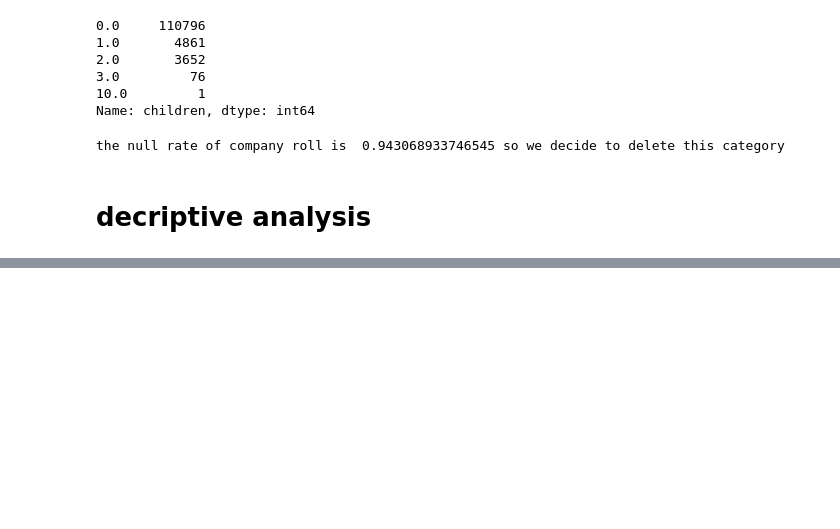
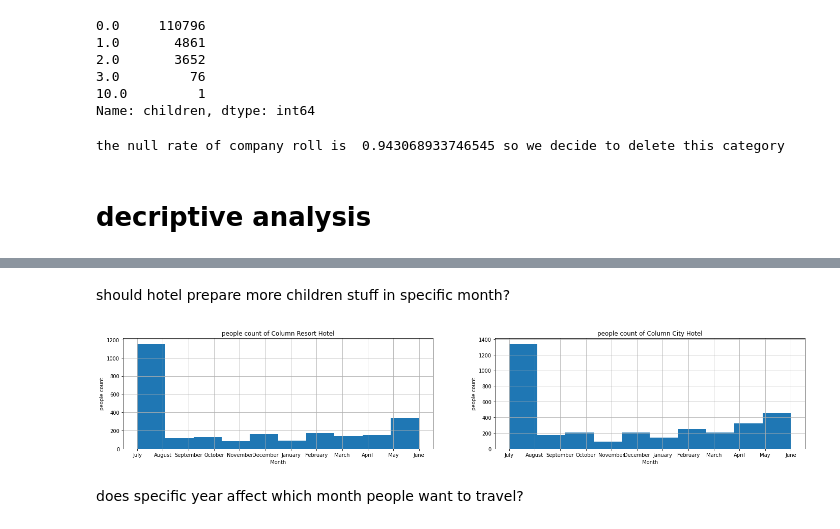
Before and after one commit to sun89314/527-project, a Jupyter notebook: 527.ipynb, the cells around one changed output, grey strips where cells are left out. Drawn from its saved outputs; the diff is of its cells as text; code cells hidden in the pictures; blank space fills up the shorter version.

```diff
--- a/527.ipynb
+++ b/527.ipynb
@@ -100,0 +158,13 @@ df.drop(df.index[noAdults], inplace=True)
+# %% [markdown]
+should hotel prepare more children stuff in specific month?
+# %%
+fig, axes = plt.subplots(nrows=1, ncols=len(hotel_type), figsize=(24, 4))
+for i,value in enumerate(withBaby['hotel'].unique()):
+  withBaby.loc[withBaby['hotel'] == value]['arrival_date_month'].hist(ax=axes[i])
+  axes[i].set_title('people count of Column {}'.format(value))
+  axes[i].set_xlabel('Month')
+  axes[i].set_ylabel('people count')
+# %% [output]
+[figure, added]
+# %% [markdown]
+does specific year affect which month people want to travel?
```
Also changed, not shown: parts of 18 cells of this notebook.
